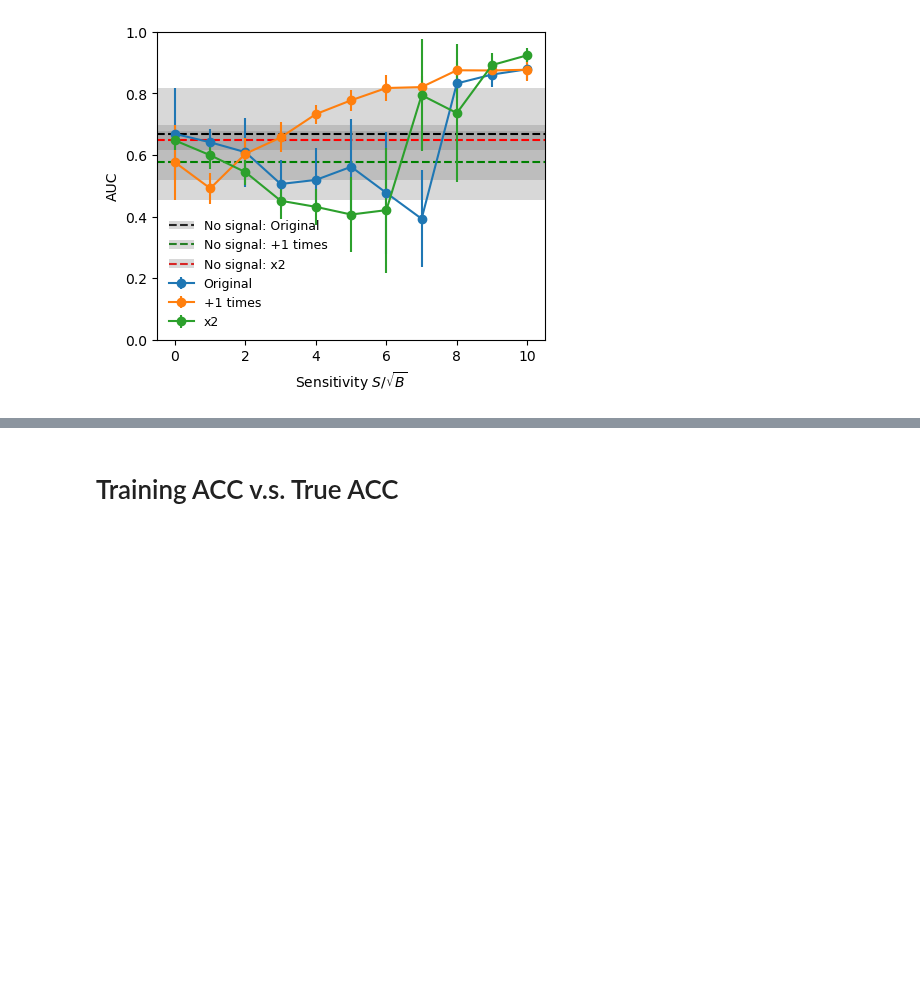
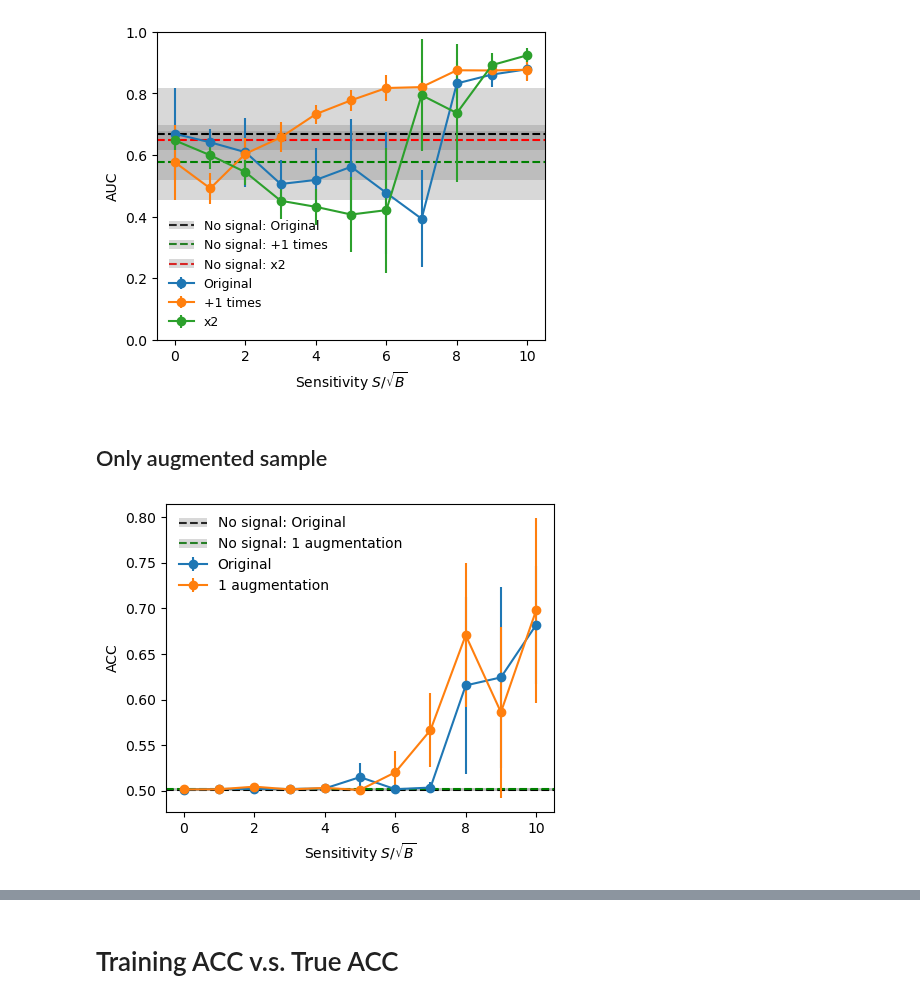
Before and after one commit to r10222035/data_augmentation, a Jupyter notebook: CNN/read_CNN_results.ipynb, the cells around one changed output, grey strips where cells are left out. Drawn from its saved outputs; the diff is of its cells as text; code cells hidden in the pictures; blank space fills up the shorter version.

```diff
--- a/CNN/read_CNN_results.ipynb
+++ b/CNN/read_CNN_results.ipynb
@@ -361,3 +353,25 @@ ax.legend(handles, labels, frameon=False, fontsize=9)
 plt.show()
 # %% [output]
 [figure]
+# %% [markdown]
+## Only augmented sample
+# %%
+fig, ax = plt.subplots(1,1, figsize=(5,4))
+
+plot_acc_curve('Sensitivity: {:.1f}', 'SB_{:.1f}_new', range(11), 'k')
+plot_acc_curve('Sensitivity: {:.1f}, Only Augmentation: 1', 'SB_{:.1f}_only_aug_1_new', range(11), 'g')
+
+ax.set_xlabel('Sensitivity $S / \sqrt{B}$')
+ax.set_ylabel('ACC')
+
+ax.set_xlim(-.5, 10.5)
+
+handles, labels = ax.get_legend_handles_labels()
+handles = [(handles[0],handles[1]), (handles[2],handles[3]), *handles[4:],]
+labels = ['No signal: Original', 'No signal: 1 augmentation', 'Original', '1 augmentation']
+ax.legend(handles, labels, frameon=False, loc='upper left')
+
+plt.savefig('../figures/HVmodel_CWoLa_CNN_only_aug_1.pdf', dpi=300, facecolor='White', bbox_inches='tight')
+plt.show()
+# %% [output]
+[figure, added]
```
Also changed, not shown: parts of 9 cells of this notebook, 9 other files.
